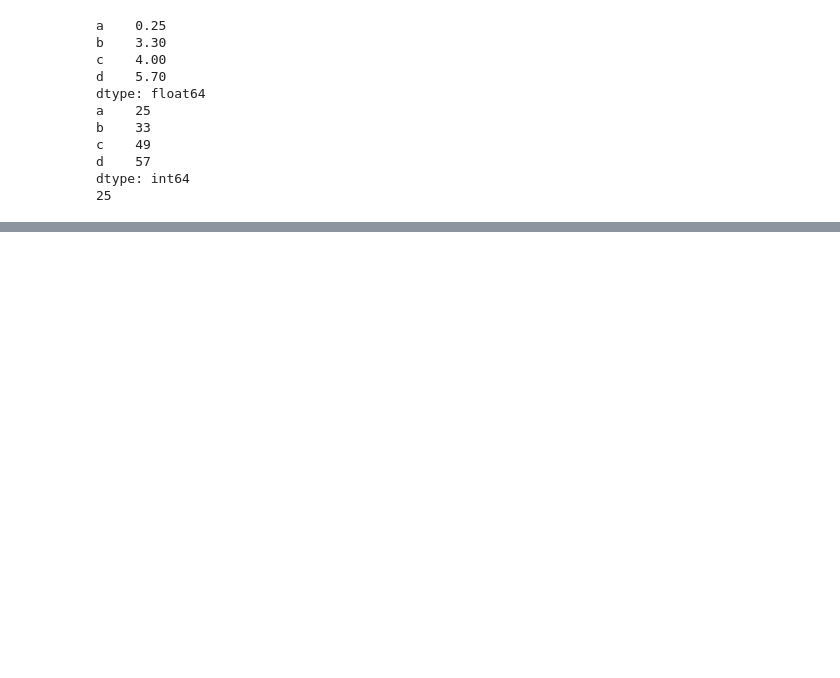
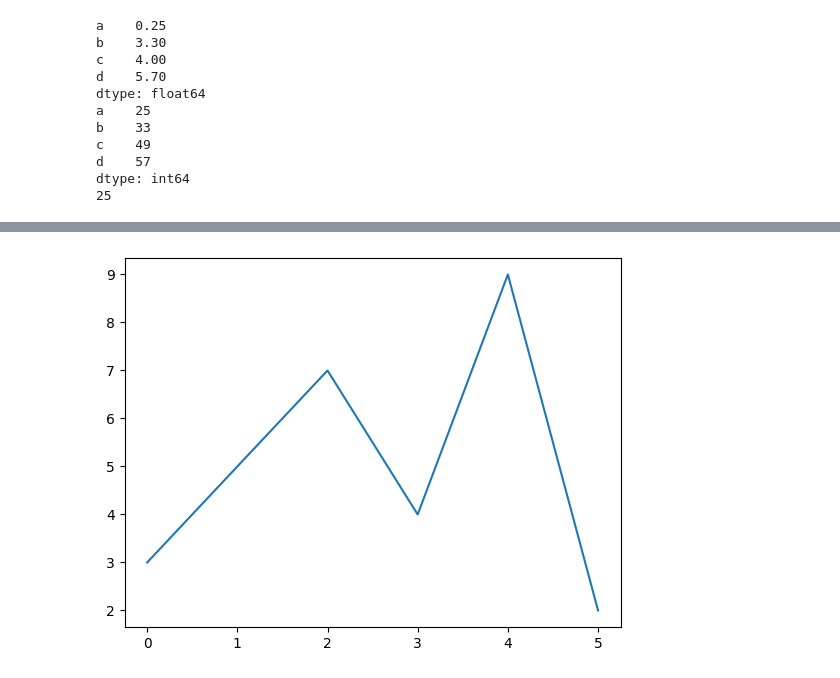
Before and after one commit to ShaileshKrCh/Machine_Learning, a Jupyter notebook: pandas.ipynb, the cells around one changed output, grey strips where cells are left out. Saved outputs shown, nothing was run; the diff lists cells and outputs as text; code cells hidden in the pictures; blank space fills up the shorter version.

```diff
--- a/pandas.ipynb
+++ b/pandas.ipynb
@@ -61,0 +99,6 @@ dtype: int64
+# %%
+data=pd.Series([3,5,7,4,9,2])
+#data.plot()
+data.plot(kind="line");
+# %% [output]
+[figure, added]
```
Also changed, not shown: parts of 11 cells of this notebook.
